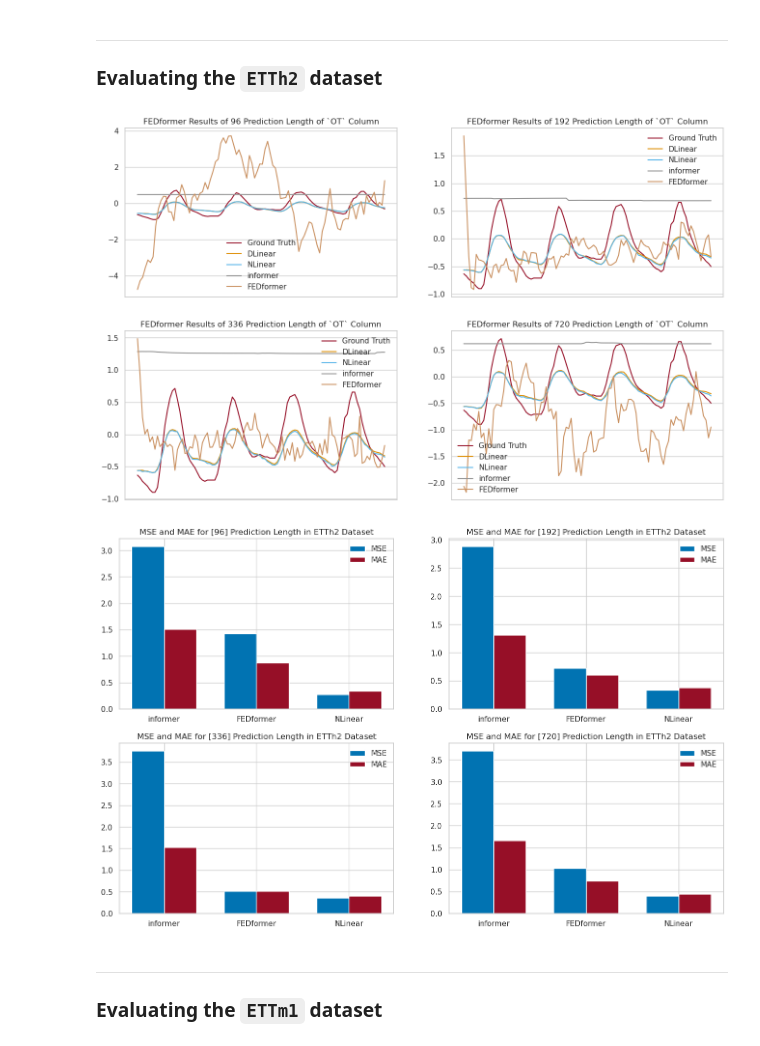
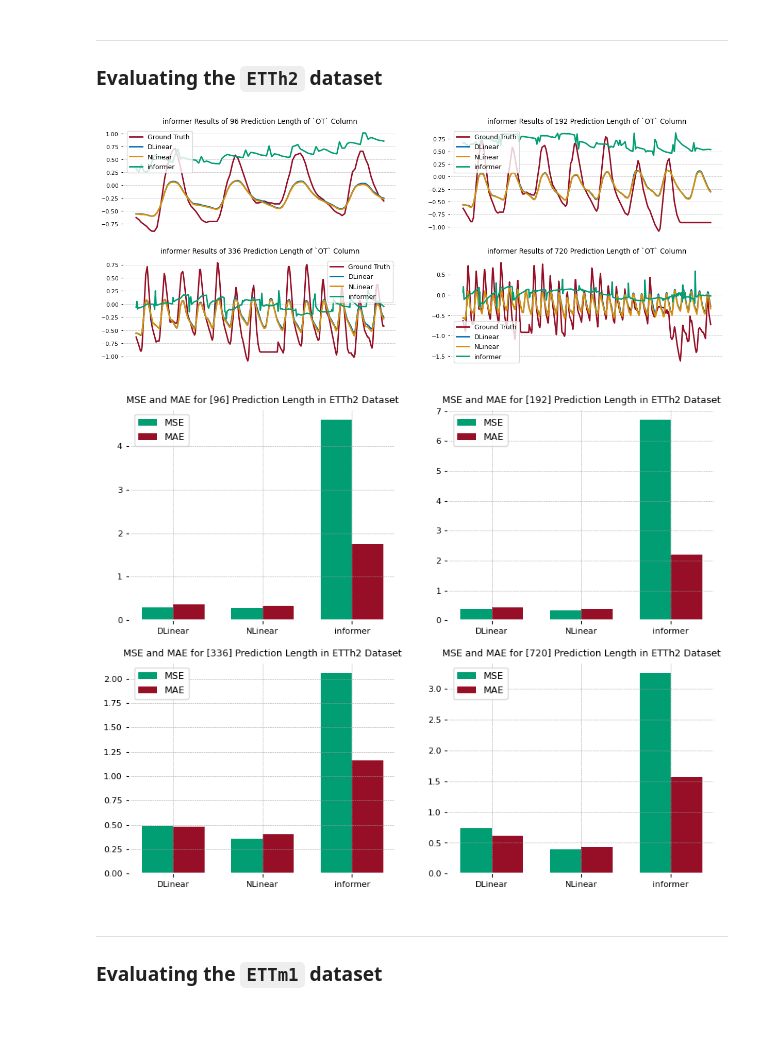
Before and after one commit to volzock/Transformer-based-solutions-for-the-long-term-time-series-forecasting, a Jupyter notebook: Results-visualization.ipynb, the cells around one changed output. Saved outputs shown, nothing was run; the diff lists cells and outputs as text; code cells hidden in the pictures.

```diff
--- a/Results-visualization.ipynb
+++ b/Results-visualization.ipynb
@@ -65,53 +77,60 @@ def Evaluate( dataset, pred_len, ax):
     setting = f'DLinear_train_on_{dataset}_'+str(pred_len)
     trues = np.load('./results/'+ setting +'/true.npy') # [samples, pred_len, dimensions]
 
-    sns.lineplot(x=range(len(trues[0,:100,-1])), y=trues[0,:100,-1], label="Ground Truth", color=RdBu_colors[0] , ax=ax)
+    sns.lineplot(x=range(len(trues[0,:,-1])), y=trues[0,:,-1], label="Ground Truth", color=RdBu_colors[0] , ax=ax)
+    models = ['DLinear', 'NLinear', 'informer']#, 'PatchTST'] #, 'FEDformer'
 
-    for i, model_name in enumerate(['DLinear', 'NLinear', 'informer', 'FEDformer']):#, 'PatchTST']:
+    for i, model_name in enumerate(models):
         setting = model_name+f'_train_on_{dataset}_'+str(pred_len)
-        preds = np.load('./results/'+ setting +'/pred.npy') # [samples, pred_len, dimensions]
+        preds = np.load('./results/'+ setting +'/pred.npy',allow_pickle=True) # [samples, pred_len, dimensions]
 
-        sns.lineplot(x=range(len(preds[0,:100,-1])), y=preds[0,:100,-1], label=model_name, color=blind_colors[-2*(i+2)], ax=ax)
+        sns.lineplot(x=range(len(preds[0,:,-1])), y=preds[0,:,-1], label=model_name, color=blind_colors[i], ax=ax)
 
     ax.set_xticks([])
-    ax.set_title(f"{model_name} Results of {pred_len} Prediction Length of `OT` Column")
-    ax.legend(loc='best')
+    ax.set_title(f"Results of {pred_len} Prediction Length of `OT` Column", fontsize=12)
+    ax.legend(loc='best', fontsize = 9)
 # %%
 def Visualize_Error(dataset, pred_len, ax):
 
+    models = ['DLinear', 'NLinear',  'informer']#, 'PatchTST'] #, 'FEDformer'
     bar_width = 0.35
-    r1 = np.arange(3)
+    r1 = np.arange(len(models))
     r2 = r1 + bar_width
 
     mae_values , mse_values = [], [],
-    models = ['informer', 'FEDformer','NLinear'] #, 'PatchTST']: 'DLinear', 'NLinear',
+
     for i, model_name in enumerate(models):
 
         setting = model_name+f'_train_on_{dataset}_'+str(pred_len)
-        mae, mse, rmse, mape, mspe = np.load('./results/'+ setting +'/metrics.npy')
-        mse_values.append(mse)
-        mae_values.append(mae)
+
+        errors = np.load('./results/'+ setting +'/metrics.npy', allow_pickle=True)[:2]
+
+        mae_values.append(errors[0])
+        mse_values.append(errors[1])
 
     # Create the bar plot for MSE
-    ax.bar(r1, mse_values, color=blind_colors[0], width=bar_width, label='MSE') #, edgecolor='black'
+    ax.bar(r1, mse_values, color=blind_colors[2], width=bar_width, label='MSE') #, edgecolor='black'
     # Create the bar plot for MAE
     ax.bar(r2, mae_values, color=RdBu_colors[0], width=bar_width, label='MAE')
 
     ax.set_xticks([r + bar_width / 2 for r in range(len(models))], models)
-    ax.set_title(f"MSE and MAE for [{pred_len}] Prediction Length in {dataset} Dataset")
-    ax.legend(loc='best')
+    ax.set_title(f"MSE and MAE for [{pred_len}] Prediction Length in {dataset} Dataset", fontsize=9)
+    ax.legend(loc='best', fontsize = 9)
+
+    return mae_values, mse_values
 # %% [markdown]
 ---
 ### Evaluating the `ETTh1` dataset
 # %%
 dataset='ETTh1'
-fig, axs = plt.subplots(nrows=2, ncols=2, figsize=(16, 10))
+fig, axs = plt.subplots(nrows=2, ncols=2, figsize=(15, 6))
 
-for i, pred_len in enumerate([96,192,336,720]):
+for i, pred_len in enumerate([96,192,336,720]):#
     row = i // 2
     col = i % 2
     ax = axs[row, col]
     Evaluate(dataset, pred_len, ax)
 
+plt.tight_layout()
 plt.show()
 # %% [output]
@@ -119,5 +138,5 @@ plt.show()
 # %%
-fig, axs = plt.subplots(nrows=2, ncols=2, figsize=(16, 10))
+fig, axs = plt.subplots(nrows=2, ncols=2, figsize=(10, 8))
 
 for i, pred_len in enumerate([96,192,336,720]):
     row = i // 2
@@ -133,19 +152,19 @@ plt.show()
 ### Evaluating the `ETTh2` dataset
 # %%
 dataset='ETTh2'
-fig, axs = plt.subplots(nrows=2, ncols=2, figsize=(16, 10))
+fig, axs = plt.subplots(nrows=2, ncols=2, figsize=(15, 6))
 
 for i, pred_len in enumerate([96,192,336,720]):
     row = i // 2
     col = i % 2
     ax = axs[row, col]
     Evaluate(dataset, pred_len, ax)
 
 plt.show()
 # %% [output]
-[figure, old version]
+[figure, new version]
 # %%
-fig, axs = plt.subplots(nrows=2, ncols=2, figsize=(16, 10))
+fig, axs = plt.subplots(nrows=2, ncols=2, figsize=(10, 8))
 
 for i, pred_len in enumerate([96,192,336,720]):
     row = i // 2
@@ -155,7 +174,7 @@ for i, pred_len in enumerate([96,192,336,720]):
 
 plt.show()
 # %% [output]
-[figure, old version]
+[figure, new version]
 # %% [markdown]
 ---
 ### Evaluating the `ETTm1` dataset
```
Also changed, not shown: parts of 11 cells of this notebook, 2 other files.
